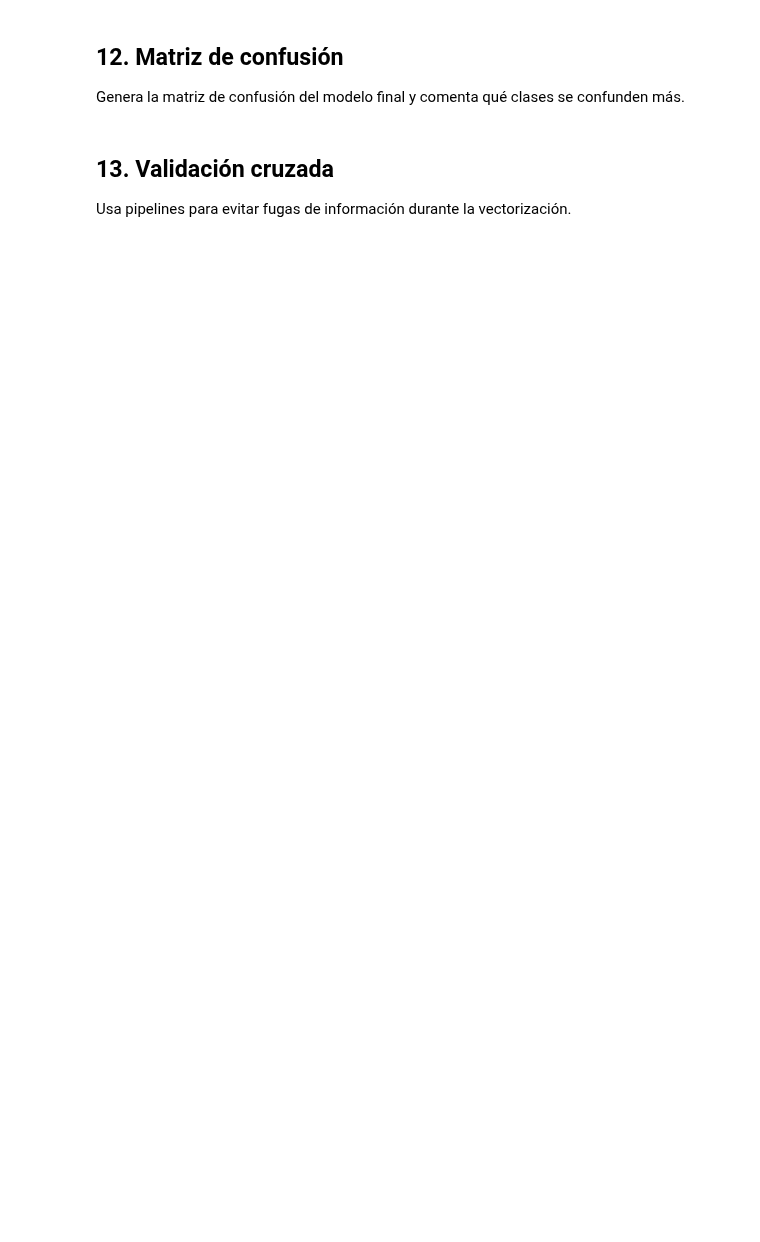
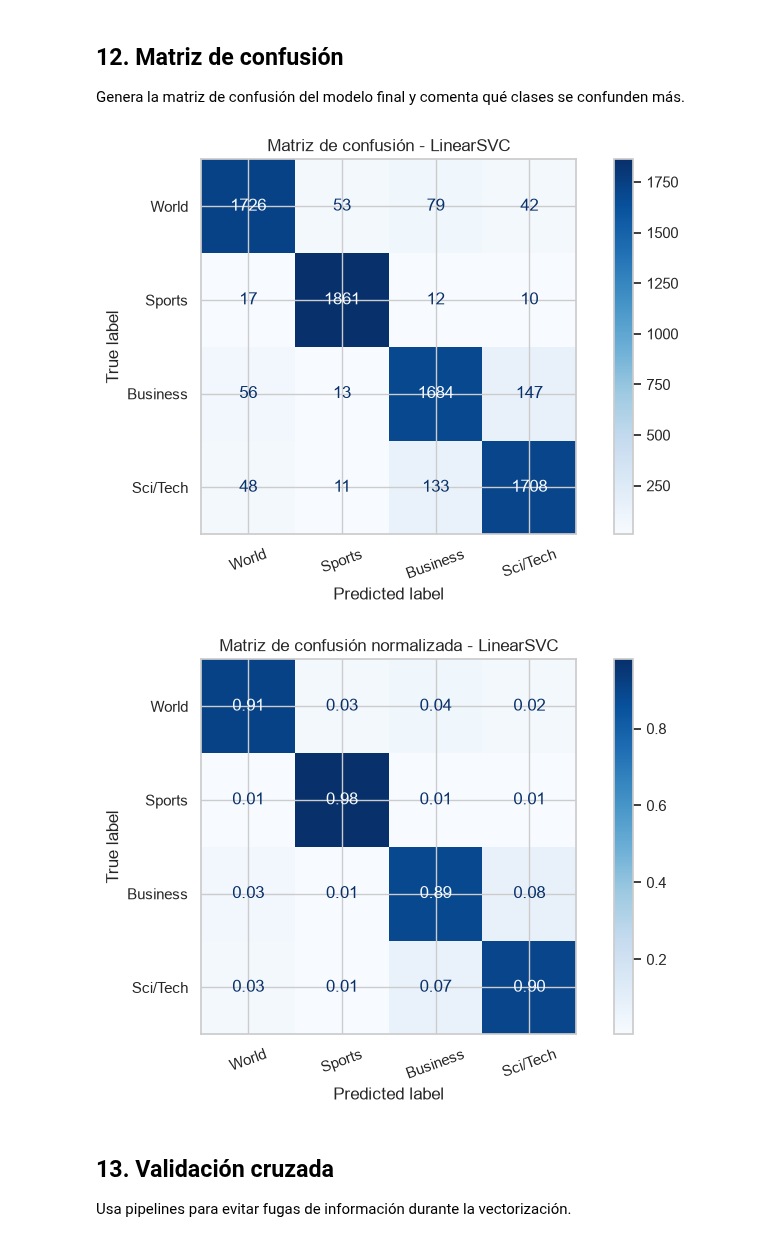
Before and after one commit to toonchavez8/Unir-Notes, a Jupyter notebook: Maestría-Ingeniería-de-Software/07-Fundamentos-IA/Actividades/Actividad-02/clasificacion_noticias_pln.ipynb, the cells around one changed output. Saved outputs shown, nothing was run; the diff lists cells and outputs as text; code cells hidden in the pictures; blank space fills up the shorter version.

```diff
--- a/Maestría-Ingeniería-de-Software/07-Fundamentos-IA/Actividades/Actividad-02/clasificacion_noticias_pln.ipynb
+++ b/Maestría-Ingeniería-de-Software/07-Fundamentos-IA/Actividades/Actividad-02/clasificacion_noticias_pln.ipynb
@@ -112,0 +221,3 @@ train_df["text_length"].describe()
+# %%
+test_df["text_length"] = test_df["text"].str.len()
+test_df["text_length"].describe()
@@ -215,0 +347,14 @@ print(classification_report(y_test, best_pred))
+# %%
+predictions = {
+    "Naive Bayes": nb_pred,
+    "Logistic Regression": lr_pred,
+    "LinearSVC": svm_pred,
+}
+
+best_model_name = results_df.sort_values("f1_score", ascending=False).iloc[0]["modelo"]
+best_pred = predictions[best_model_name]
+labels = sorted(CLASS_NAMES)
+target_names = [CLASS_NAMES[label] for label in labels]
+
+print(best_model_name)
+print(classification_report(y_test, best_pred, labels=labels, target_names=target_names))
@@ -218,12 +375,29 @@ print(classification_report(y_test, best_pred))
 
 Genera la matriz de confusión del modelo final y comenta qué clases se confunden más.
 # %%
-cm = confusion_matrix(y_test, best_pred)
-disp = ConfusionMatrixDisplay(confusion_matrix=cm)
-disp.plot(cmap="Blues")
+labels = sorted(CLASS_NAMES)
+class_names = [CLASS_NAMES[label] for label in labels]
+
+cm = confusion_matrix(y_test, best_pred, labels=labels)
+disp = ConfusionMatrixDisplay(confusion_matrix=cm, display_labels=class_names)
+disp.plot(cmap="Blues", values_format="d")
 plt.title(f"Matriz de confusión - {best_model_name}")
+plt.xticks(rotation=20)
+plt.tight_layout()
 plt.savefig(FIGURES_DIR / f"matriz_confusion_{best_model_name.lower()}.png", dpi=300)
 plt.show()
+
+cm_norm = confusion_matrix(y_test, best_pred, labels=labels, normalize="true")
+disp_norm = ConfusionMatrixDisplay(confusion_matrix=cm_norm, display_labels=class_names)
+disp_norm.plot(cmap="Blues", values_format=".2f")
+plt.title(f"Matriz de confusión normalizada - {best_model_name}")
+plt.xticks(rotation=20)
+plt.tight_layout()
+plt.savefig(FIGURES_DIR / f"matriz_confusion_{best_model_name.lower()}_normalizada.png", dpi=300)
+plt.show()
+# %% [output]
+[figure, added]
+[figure, added]
 # %% [markdown]
 ## 13. Validación cruzada
 
```
Also changed, not shown: parts of 38 cells of this notebook, 24 other files.
